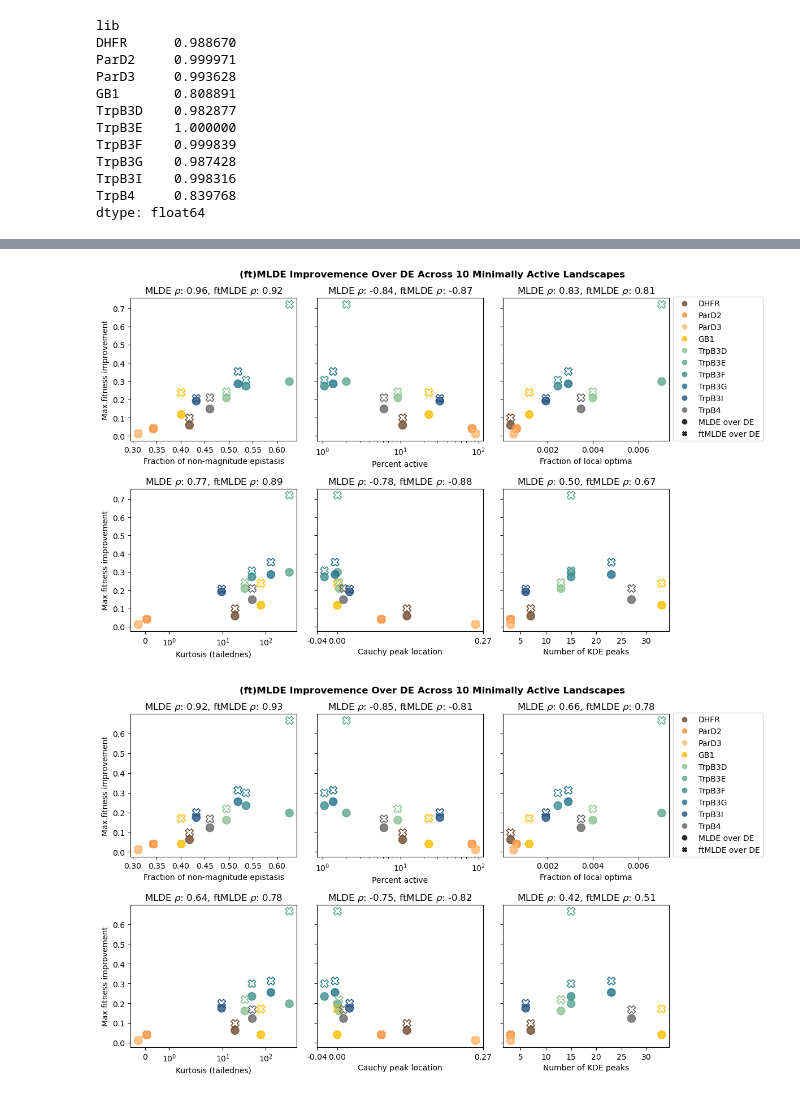
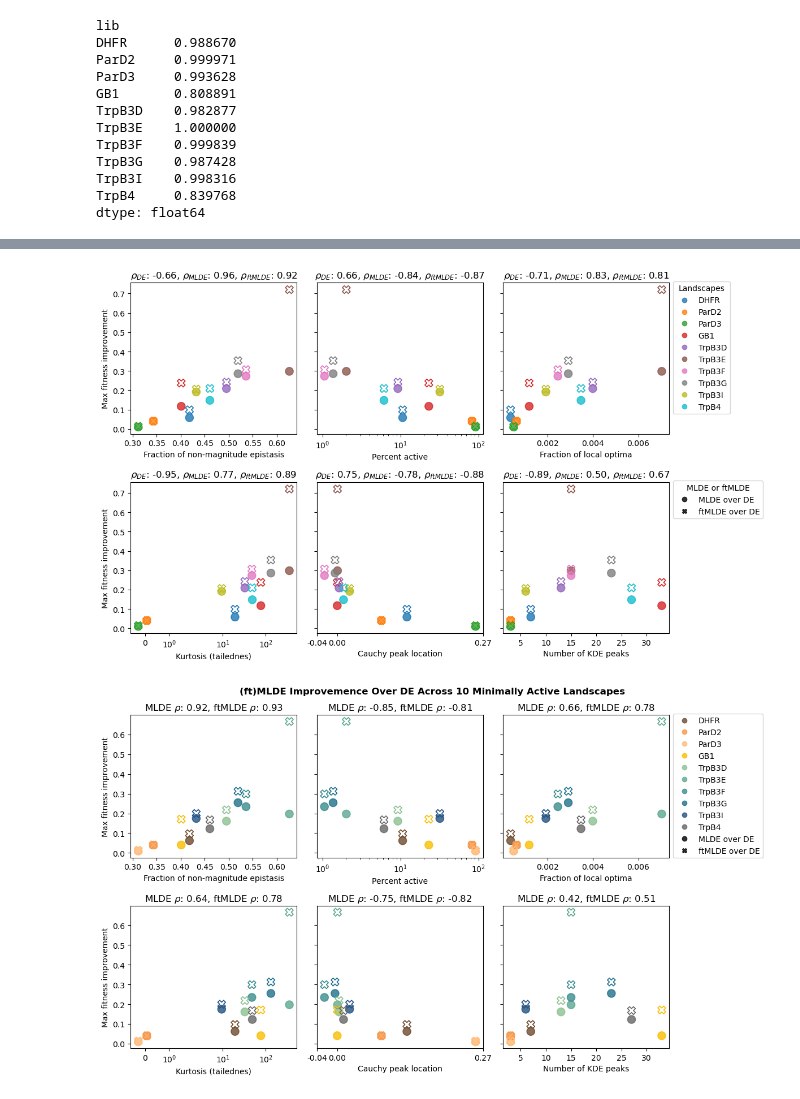
Before and after one commit to fhalab/SSMuLA, a Jupyter notebook: sandbox/plot_simple_corr.ipynb, the cells around one changed output, grey strips where cells are left out. Saved outputs shown, nothing was run; the diff lists cells and outputs as text; code cells hidden in the pictures.

```diff
--- a/sandbox/plot_simple_corr.ipynb
+++ b/sandbox/plot_simple_corr.ipynb
@@ -835,19 +884,19 @@ merge_df = pd.read_csv("results/corr_all/384/boosting|ridge-top96/actcut-1/merge
 fig, ax = plt.subplots(2, 3, figsize=(12, 7.2), sharey=True)
 
 y = merge_df["top_maxes"] - merge_df["single_step_DE_mean_all"]
-y2 = best_ft - merge_df["single_step_DE_mean_all"]
-c = list(ACTLIB_COLORS.values())
+y2 = best_ft.to_list() - merge_df["single_step_DE_mean_all"]
+clist = sns.color_palette("tab10").as_hex()
 # factors = {"fraction_non-magnitude": , "percent_active": "Percent active", "frac_loc_opt_total": "Fraction of local optima"}
 
 # Scatter plot on the first axes
 # ax[0].errorbar(merge_df["fraction_non-magnitude"], y, yerr=de_std, fmt='o', c="gray", markersize=2)
 ax[0, 0].scatter(
-    merge_df["fraction_non-magnitude"], y, c=c, s=100, alpha=0.8, linewidth=1.2
+    merge_df["fraction_non-magnitude"], y, c=clist, s=100, alpha=0.8, linewidth=1.2
 )
 ax[0, 0].scatter(
     merge_df["fraction_non-magnitude"],
     y2,
-    edgecolors=c,
+    edgecolors=clist,
     facecolors="none",
     s=100,
     marker="X",
@@ -856,18 +905,21 @@ ax[0, 0].scatter(
 ax[0, 0].set_xlabel("Fraction of non-magnitude epistasis")
 ax[0, 0].set_ylabel("Max fitness improvement")
 ax[0, 0].set_title(
-    r"MLDE $\rho$: {:.2f}, ftMLDE $\rho$: {:.2f}".format(
+    # de rho corr_df[corr_df["descriptor"]=="fraction_non-magnitude"]["single_step_DE_mean_all"].values[0]
+    # r'$\rho_{sub} = \frac{\alpha_{i}}{\beta^{2}_{i+1}}$ for $i = 1, 2, 3$'
+    r"$\rho_{{DE}}$: {:.2f}, $\rho_{{MLDE}}$: {:.2f}, $\rho_{{ftMLDE}}$: {:.2f}".format(
+        corr_df[corr_df["descriptor"]=="fraction_non-magnitude"]["single_step_DE_mean_all"].values[0],
         spearmanr(y, merge_df["fraction_non-magnitude"])[0],
         spearmanr(y2, merge_df["fraction_non-magnitude"])[0],
     )
 )
 
 # Scatter plot on the second axes
-ax[0, 1].scatter(merge_df["percent_active"], y, c=c, s=100, alpha=0.8, linewidth=1.2)
+ax[0, 1].scatter(merge_df["percent_active"], y, c=clist, s=100, alpha=0.8, linewidth=1.2)
 ax[0, 1].scatter(
     merge_df["percent_active"],
     y2,
-    edgecolors=c,
+    edgecolors=clist,
     facecolors="none",
     s=100,
     marker="X",
@@ -879,18 +931,20 @@ ax[0, 1].set_xlabel("Percent active")
 # ax[1].set_title('fraction_non-magnitude vs delta MLDE and DE max fitness achieved')
 # ax[1].set_title(r'Spearmanr $\rho$: {:.2f}'.format(spearmanr(y, merge_df["percent_active"])[0]))
 ax[0, 1].set_title(
-    r"MLDE $\rho$: {:.2f}, ftMLDE $\rho$: {:.2f}".format(
+    # r"MLDE $\rho$: {:.2f}, ftMLDE $\rho$: {:.2f}".format(
+    r"$\rho_{{DE}}$: {:.2f}, $\rho_{{MLDE}}$: {:.2f}, $\rho_{{ftMLDE}}$: {:.2f}".format(
+        corr_df[corr_df["descriptor"]=="percent_active"]["single_step_DE_mean_all"].values[0],
         spearmanr(y, merge_df["percent_active"])[0],
         spearmanr(y2, merge_df["percent_active"])[0],
     )
 )
 
 # Scatter plot on the third axes
-ax[0, 2].scatter(merge_df["frac_loc_opt_total"], y, c=c, s=100, alpha=0.8, linewidth=1.2)
+ax[0, 2].scatter(merge_df["frac_loc_opt_total"], y, c=clist, s=100, alpha=0.8, linewidth=1.2)
 ax[0, 2].scatter(
     merge_df["frac_loc_opt_total"],
     y2,
-    edgecolors=c,
+    edgecolors=clist,
     facecolors="none",
     s=100,
     linewidth=1.2,
@@ -899,7 +953,9 @@ ax[0, 2].scatter(
 ax[0, 2].set_xlabel("Fraction of local optima")
 # ax[2].set_title(r'Spearmanr $\rho$: {:.2f}'.format(spearmanr(y, merge_df["frac_loc_opt_total"])[0]))
 ax[0, 2].set_title(
-    r"MLDE $\rho$: {:.2f}, ftMLDE $\rho$: {:.2f}".format(
+    # r"MLDE $\rho$: {:.2f}, ftMLDE $\rho$: {:.2f}".format(
+    r"$\rho_{{DE}}$: {:.2f}, $\rho_{{MLDE}}$: {:.2f}, $\rho_{{ftMLDE}}$: {:.2f}".format(
+        corr_df[corr_df["descriptor"]=="frac_loc_opt_total"]["single_step_DE_mean_all"].values[0],
         spearmanr(y, merge_df["frac_loc_opt_total"])[0],
         spearmanr(y2, merge_df["frac_loc_opt_total"])[0],
     )
@@ -907,12 +963,12 @@ ax[0, 2].set_title(
 
 
 ax[1, 0].scatter(
-    merge_df["kurt"], y, c=c, s=100, alpha=0.8, linewidth=1.2
+    merge_df["kurt"], y, c=clist, s=100, alpha=0.8, linewidth=1.2
 )
 ax[1, 0].scatter(
     merge_df["kurt"],
     y2,
-    edgecolors=c,
+    edgecolors=clist,
     facecolors="none",
     s=100,
     marker="X",
@@ -922,18 +978,20 @@ ax[1, 0].set_xlabel("Kurtosis (tailednes)")
 ax[1, 0].set_xscale("symlog")
 ax[1, 0].set_ylabel("Max fitness improvement")
 ax[1, 0].set_title(
-    r"MLDE $\rho$: {:.2f}, ftMLDE $\rho$: {:.2f}".format(
+    # r"MLDE $\rho$: {:.2f}, ftMLDE $\rho$: {:.2f}".format(
+    r"$\rho_{{DE}}$: {:.2f}, $\rho_{{MLDE}}$: {:.2f}, $\rho_{{ftMLDE}}$: {:.2f}".format(
+        corr_df[corr_df["descriptor"]=="kurt"]["single_step_DE_mean_all"].values[0],
         spearmanr(y, merge_df["kurt"])[0],
         spearmanr(y2, merge_df["kurt"])[0],
     )
 )
 
 # Scatter plot on the second axes
-ax[1, 1].scatter(merge_df["loc"], y, c=c, s=100, alpha=0.8, linewidth=1.2)
+ax[1, 1].scatter(merge_df["loc"], y, c=clist, s=100, alpha=0.8, linewidth=1.2)
 ax[1, 1].scatter(
     merge_df["loc"],
     y2,
-    edgecolors=c,
+    edgecolors=clist,
     facecolors="none",
     s=100,
     marker="X",
@@ -945,7 +1003,9 @@ ax[1, 1].set_xlabel("Cauchy peak location")
 # ax[1].set_title('fraction_non-magnitude vs delta MLDE and DE max fitness achieved')
 # ax[1].set_title(r'Spearmanr $\rho$: {:.2f}'.format(spearmanr(y, merge_df["percent_active"])[0]))
 ax[1, 1].set_title(
-    r"MLDE $\rho$: {:.2f}, ftMLDE $\rho$: {:.2f}".format(
+    # r"MLDE $\rho$: {:.2f}, ftMLDE $\rho$: {:.2f}".format(
+    r"$\rho_{{DE}}$: {:.2f}, $\rho_{{MLDE}}$: {:.2f}, $\rho_{{ftMLDE}}$: {:.2f}".format(
+        corr_df[corr_df["descriptor"]=="loc"]["single_step_DE_mean_all"].values[0],
         spearmanr(y, merge_df["loc"])[0],
         spearmanr(y2, merge_df["loc"])[0],
     )
@@ -953,11 +1013,11 @@ ax[1, 1].set_title(
 ax[1, 1].xaxis.set_major_formatter(FormatStrFormatter('%.2f'))
 
 # Scatter plot on the third axes
-ax[1, 2].scatter(merge_df["numb_kde_peak"], y, c=c, s=100, alpha=0.8, linewidth=1.2)
+ax[1, 2].scatter(merge_df["numb_kde_peak"], y, c=clist, s=100, alpha=0.8, linewidth=1.2)
 ax[1, 2].scatter(
     merge_df["numb_kde_peak"],
     y2,
-    edgecolors=c,
+    edgecolors=clist,
     facecolors="none",
     s=100,
     linewidth=1.2,
@@ -966,45 +1026,50 @@ ax[1, 2].scatter(
 ax[1, 2].set_xlabel("Number of KDE peaks")
 # ax[2].set_title(r'Spearmanr $\rho$: {:.2f}'.format(spearmanr(y, merge_df["frac_loc_opt_total"])[0]))
 ax[1, 2].set_title(
-    r"MLDE $\rho$: {:.2f}, ftMLDE $\rho$: {:.2f}".format(
+    # r"MLDE $\rho$: {:.2f}, ftMLDE $\rho$: {:.2f}".format(
+    r"$\rho_{{DE}}$: {:.2f}, $\rho_{{MLDE}}$: {:.2f}, $\rho_{{ftMLDE}}$: {:.2f}".format(
+        corr_df[corr_df["descriptor"]=="numb_kde_peak"]["single_step_DE_mean_all"].values[0],
         spearmanr(y, merge_df["numb_kde_peak"])[0],
         spearmanr(y2, merge_df["numb_kde_peak"])[0],
     )
 )
 
 legend_list = []  # To store legend handles
+legend_list2 = []
 
-for l, lc in ACTLIB_COLORS.items():
+for l, lc in zip(list(ACTLIB_COLORS.keys()), clist):
     legend_list.append(
         Line2D([0], [0], marker="o", linestyle="none", color=lc, label=l, alpha=0.8)
     )
+ax[0, 2].legend(handles=legend_list, loc="upper left",title="Landscapes",bbox_to_anchor=(1, 1.035))
 
 for marker, label in zip(["o", "X"], ["MLDE", "ftMLDE"]):
-    legend_list.append(
+    legend_list2.append(
         Line2D(
             [0],
             [0],
             marker=marker,
             linestyle="none",
             color="black",
             alpha=0.8,
             label=f"{label} over DE",
         )
     )
+ax[1, 2].legend(handles=legend_list2, loc="upper left",title="MLDE or ftMLDE",bbox_to_anchor=(1, 1.035))
 
-ax[0, 2].legend(handles=legend_list, loc="upper left", bbox_to_anchor=(1, 1.0375))
+
 # ax[2].set_xlabel('MLDE and DE max fitness achieved')
-fig.suptitle(
-    "(ft)MLDE Improvemence Over DE Across 10 Minimally Active Landscapes",
-    fontsize=12,
-    fontweight="bold",
-    y=0.975,
-)
+# fig.suptitle(
+#     "(ft)MLDE Improvemence Over DE Across 10 Minimally Active Landscapes",
+#     fontsize=12,
+#     fontweight="bold",
+#     y=0.975,
+# )
 # Show plot
 plt.tight_layout()
 plt.show()
 # %% [output]
-[figure, old version]
+[figure, new version]
 # %%
 # Set x-axis tick label format with 4 decimal places
 from matplotlib.ticker import FormatStrFormatter
```
Also changed, not shown: parts of 13 cells of this notebook, 3 other files.
